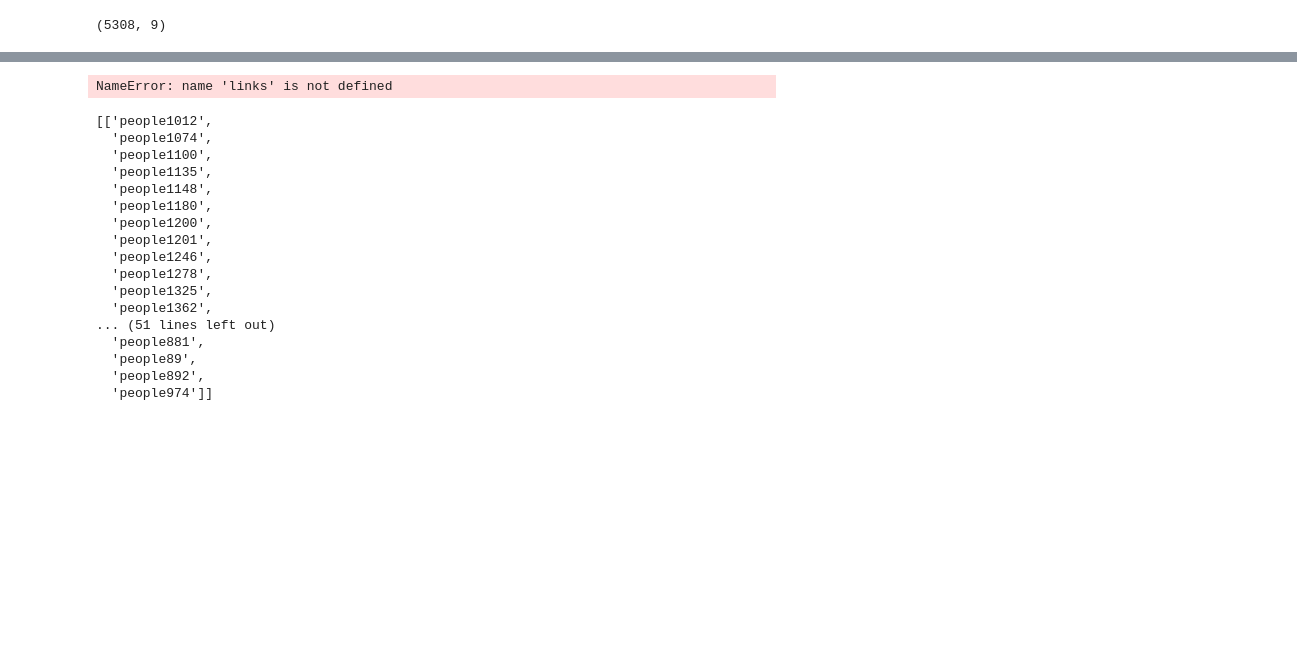
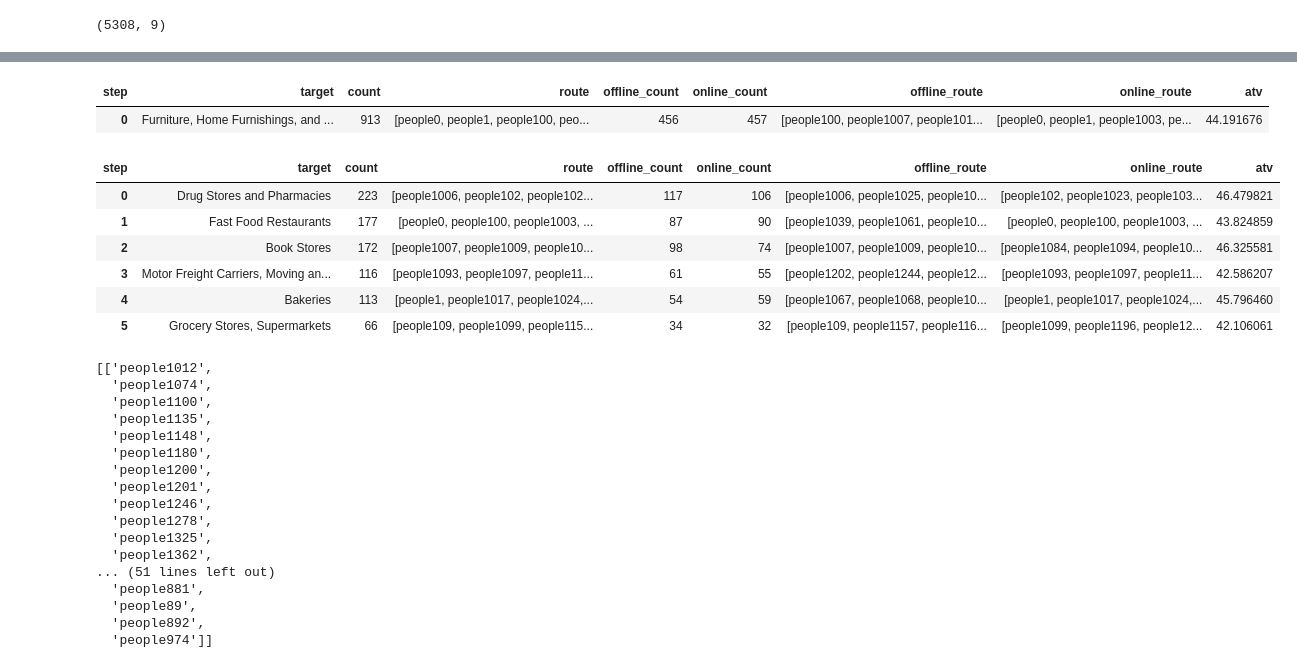
Before and after one commit to tbb9613/TQuery, a Jupyter notebook: JuypterNotebook/Generate and Transform Data.ipynb, the cells around one changed output, grey strips where cells are left out. Saved outputs shown, nothing was run; the diff lists cells and outputs as text; code cells hidden in the pictures; blank space fills up the shorter version.

```diff
--- a/JuypterNotebook/Generate and Transform Data.ipynb
+++ b/JuypterNotebook/Generate and Transform Data.ipynb
@@ -552,7 +552,7 @@ Wall time: 18.4 ms
 time_interval_limit = pd.offsets.Minute(200)
 #set the query center("Bakeries") as step 0(single_sequence), so the steps before are with minus numbers and steps after with positive nums.
 #here, single_sequence = 1, which means the next station people go after they go to "Bakeries"
-single_sequence = -1
+single_sequence = 1
 #calculate step pos in the data
 raw_step = single_sequence + left_alignment_pos
 #the max number of nodes(MCCs) shown in a single step in the visulization
@@ -565,7 +565,7 @@ if single_sequence > 0:
     #filter the data by time interval
     filtered_routes = shaped_routes[(shaped_routes["time_interval_to_next"][source_step] < time_interval_limit) & (shaped_routes["time_interval_from_last"][target_step] < time_interval_limit)]
     links = filtered_routes["mcc"][[source_step,target_step]].rename(columns = {source_step:"source", target_step:"target"})
-elif single_sequence < 0:
+else:
     source_step = raw_step+1
     target_step = raw_step
     filtered_routes = shaped_routes[(shaped_routes["time_interval_to_next"][target_step] < time_interval_limit) & (shaped_routes["time_interval_from_last"][source_step] < time_interval_limit)]
@@ -586,7 +586,7 @@ columns_transaction_value = ["target", "transaction_value"]
 # get nodes grouped
 nodes_g = links[columns_transaction_value].groupby(["target"]).count().rename(columns = {"transaction_value":"count"}).reset_index()
 # capture nodes' route
-nodes_g["route"] = links[columns_transaction_value].groupby(["target"]).groups.values()
+nodes_g["route"] = list(links[columns_transaction_value].groupby(["target"]).groups.values())
 # filter: node count >0
 nodes_g = nodes_g[nodes_g["count"] > 0].reset_index(drop=True)
 # group to deal with transaction type
@@ -626,7 +626,7 @@ links = links[links.index.isin(this_step_routes)]
 links_g = links.groupby(["source","target"]).count().rename(columns = {"merchant":"count"}).reset_index().dropna()
 # print(links_g)
 # capture links' routes by people's identifier/name
-links_g["route"] = links.groupby(["source","target"]).groups.values()
+links_g["route"] = list(links.groupby(["source","target"]).groups.values())
 # add atv column
 links_g["atv"] = links[["source", "target", "transaction_value"]].groupby(["source","target"]).mean().dropna().reset_index()["transaction_value"]
 links_transtype_groupby = links[columns_transaction_type].groupby(by = ["source", "target", "transaction_type"])
@@ -668,7 +668,18 @@ Wall time: 85.3 ms
-# %%
-links
-# %% [output]
-NameError: name 'links' is not defined
+# %%
+nodes_result
+# %% [output]
+| step | target | count | route | offline_count | online_count | offline_route | online_route | atv |
+| 0 | Furniture, Home Furnishings, and ... | 913 | [people0, people1, people100, peo... | 456 | 457 | [people100, people1007, people101... | [people0, people1, people1003, pe... | 44.191676 |
+# %%
+nodes_result
+# %% [output]
+| step | target | count | route | offline_count | online_count | offline_route | online_route | atv |
+| 0 | Drug Stores and Pharmacies | 223 | [people1006, people102, people102... | 117 | 106 | [people1006, people1025, people10... | [people102, people1023, people103... | 46.479821 |
+| 1 | Fast Food Restaurants | 177 | [people0, people100, people1003, ... | 87 | 90 | [people1039, people1061, people10... | [people0, people100, people1003, ... | 43.824859 |
+| 2 | Book Stores | 172 | [people1007, people1009, people10... | 98 | 74 | [people1007, people1009, people10... | [people1084, people1094, people10... | 46.325581 |
+| 3 | Motor Freight Carriers, Moving an... | 116 | [people1093, people1097, people11... | 61 | 55 | [people1202, people1244, people12... | [people1093, people1097, people11... | 42.586207 |
+| 4 | Bakeries | 113 | [people1, people1017, people1024,... | 54 | 59 | [people1067, people1068, people10... | [people1, people1017, people1024,... | 45.796460 |
+| 5 | Grocery Stores, Supermarkets | 66 | [people109, people1099, people115... | 34 | 32 | [people109, people1157, people116... | [people1099, people1196, people12... | 42.106061 |
 # %%
 this = "people316"
 # %%
```
Also changed, not shown: parts of 10 cells of this notebook, 5 other files.
